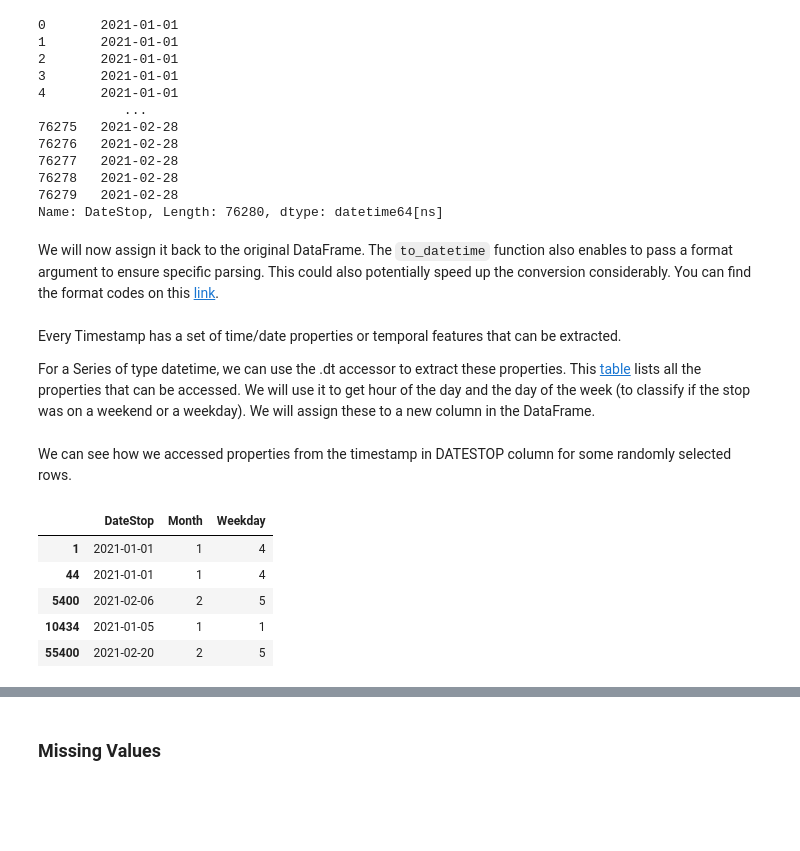
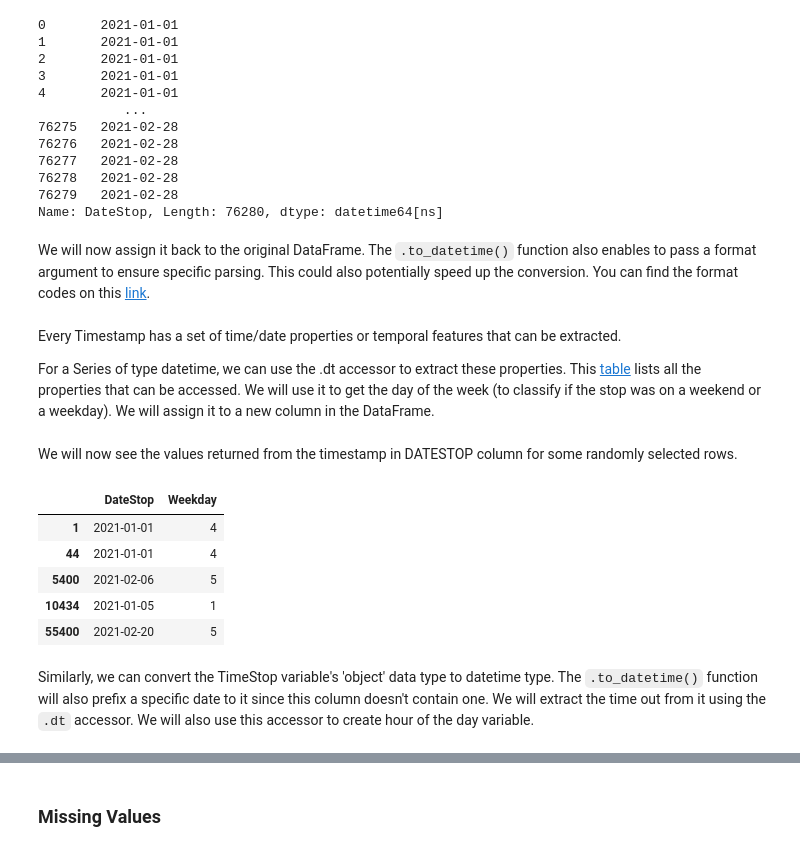
Before and after one commit to rahimrasool/CAN_textbook, a Jupyter notebook: _sources/content/revamped/IntroPandas.ipynb, the cells around one changed output, grey strips where cells are left out. Drawn from its saved outputs; the diff is of its cells as text; code cells hidden in the pictures; blank space fills up the shorter version.

```diff
--- a/_sources/content/revamped/IntroPandas.ipynb
+++ b/_sources/content/revamped/IntroPandas.ipynb
@@ -422,6 +419,10 @@ The `astype` method enables us to convert data types to the desired ones. A conv
 # %%
 stops_df = stops_df.astype({'DriverRace': 'category',
-                            'ReasonStop': 'category'})
+                            'TypeOfMovingViolation':'category',
+                            'Beat':'category',
+                            'ContraFound':'category',
+                            'DrugsFound':'category',
+                            'WeaponFound':'category'})
 # %% [markdown]
 Let's use `dtypes` to check the new assigned data types
 # %%
@@ -470,25 +470,26 @@ pd.to_datetime(stops_df['DateStop'])
 76279   2021-02-28
 Name: DateStop, Length: 76280, dtype: datetime64[ns]
 # %% [markdown]
-We will now assign it back to the original DataFrame. The `to_datetime` function also enables to pass a format argument to ensure specific parsing. This could also potentially speed up the conversion considerably. You can find the format codes on this [link](https://docs.python.org/3/library/datetime.html#strftime-and-strptime-format-codes).
+We will now assign it back to the original DataFrame. The `.to_datetime()` function also enables to pass a format argument to ensure specific parsing. This could also potentially speed up the conversion. You can find the format codes on this [link](https://docs.python.org/3/library/datetime.html#strftime-and-strptime-format-codes).
 # %%
-stops_df['DateStop'] = pd.to_datetime(stops_df['DateStop'],
-                                      format="%Y-%m-%d")
+stops_df.loc[:,'DateStop'] = pd.to_datetime(stops_df.loc[:,'DateStop'],
+                                            format="%Y-%m-%d")
 # %% [markdown]
 Every Timestamp has a set of time/date properties or temporal features that can be extracted.
 
-For a Series of type datetime, we can use the .dt accessor to extract these properties. This [table](https://pandas.pydata.org/docs/user_guide/timeseries.html#time-date-components) lists all the properties that can be accessed. We will use it to get hour of the day and the day of the week (to classify if the stop was on a weekend or a weekday). We will assign these to a new column in the DataFrame.
+For a Series of type datetime, we can use the .dt accessor to extract these properties. This [table](https://pandas.pydata.org/docs/user_guide/timeseries.html#time-date-components) lists all the properties that can be accessed. We will use it to get the day of the week (to classify if the stop was on a weekend or a weekday). We will assign it to a new column in the DataFrame.
 # %%
-stops_df['Month'] = stops_df['DateStop'].dt.month
-stops_df['Weekday'] = stops_df['DateStop'].dt.weekday
+stops_df.loc[:,'Weekday'] = stops_df.loc[:,'DateStop'].dt.weekday
 # %% [markdown]
-We can see how we accessed properties from the timestamp in DATESTOP column for some randomly selected rows.
+We will now see the values returned from the timestamp in DATESTOP column for some randomly selected rows.
 # %%
-stops_df.loc[[1,44,5400,10434,55400], ['DateStop','Month','Weekday']]
+stops_df.loc[[1,44,5400,10434,55400], ['DateStop','Weekday']]
 # %% [output]
-|  | DateStop | Month | Weekday |
-| 1 | 2021-01-01 | 1 | 4 |
-| 44 | 2021-01-01 | 1 | 4 |
-| 5400 | 2021-02-06 | 2 | 5 |
-| 10434 | 2021-01-05 | 1 | 1 |
-| 55400 | 2021-02-20 | 2 | 5 |
+|  | DateStop | Weekday |
+| 1 | 2021-01-01 | 4 |
+| 44 | 2021-01-01 | 4 |
+| 5400 | 2021-02-06 | 5 |
+| 10434 | 2021-01-05 | 1 |
+| 55400 | 2021-02-20 | 5 |
+# %% [markdown]
+Similarly, we can convert the TimeStop variable's 'object' data type to datetime type. The `.to_datetime()` function will also prefix a specific date to it since this column doesn't contain one. We will extract the time out from it using the `.dt` accessor. We will also use this accessor to create hour of the day variable.
```
Also changed, not shown: parts of 139 cells of this notebook, 6 other files.
